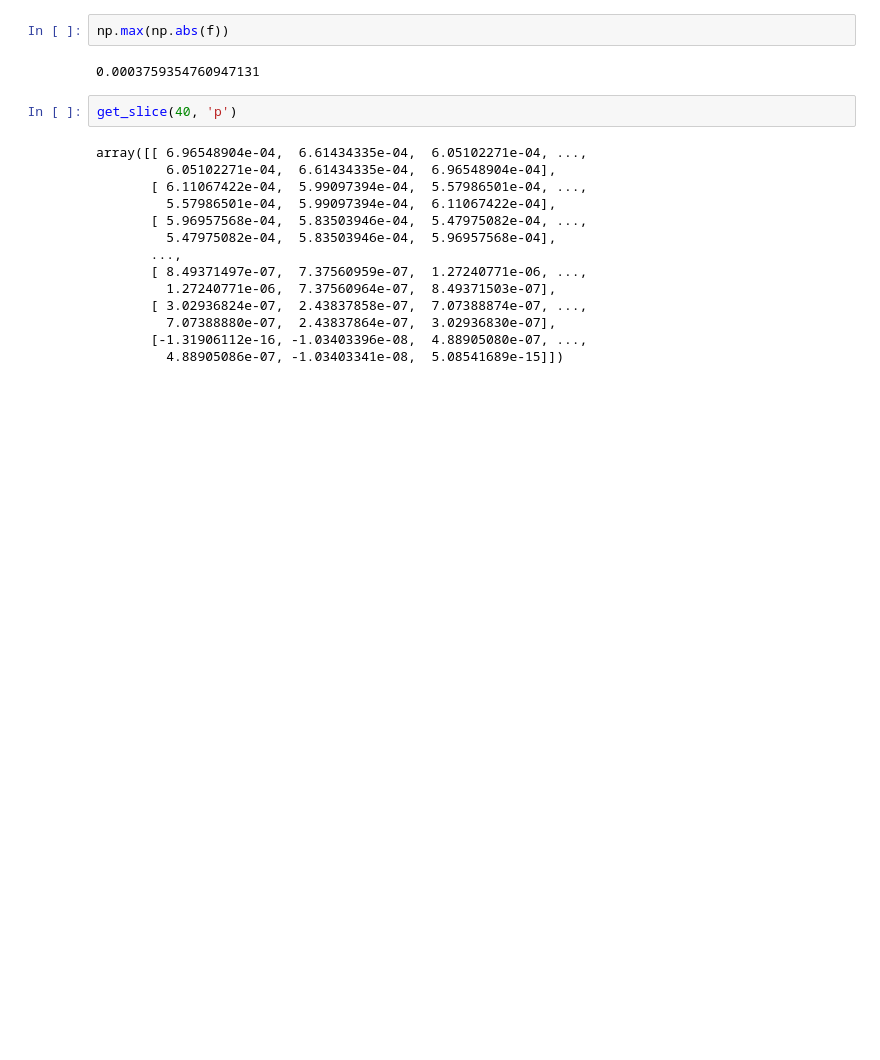
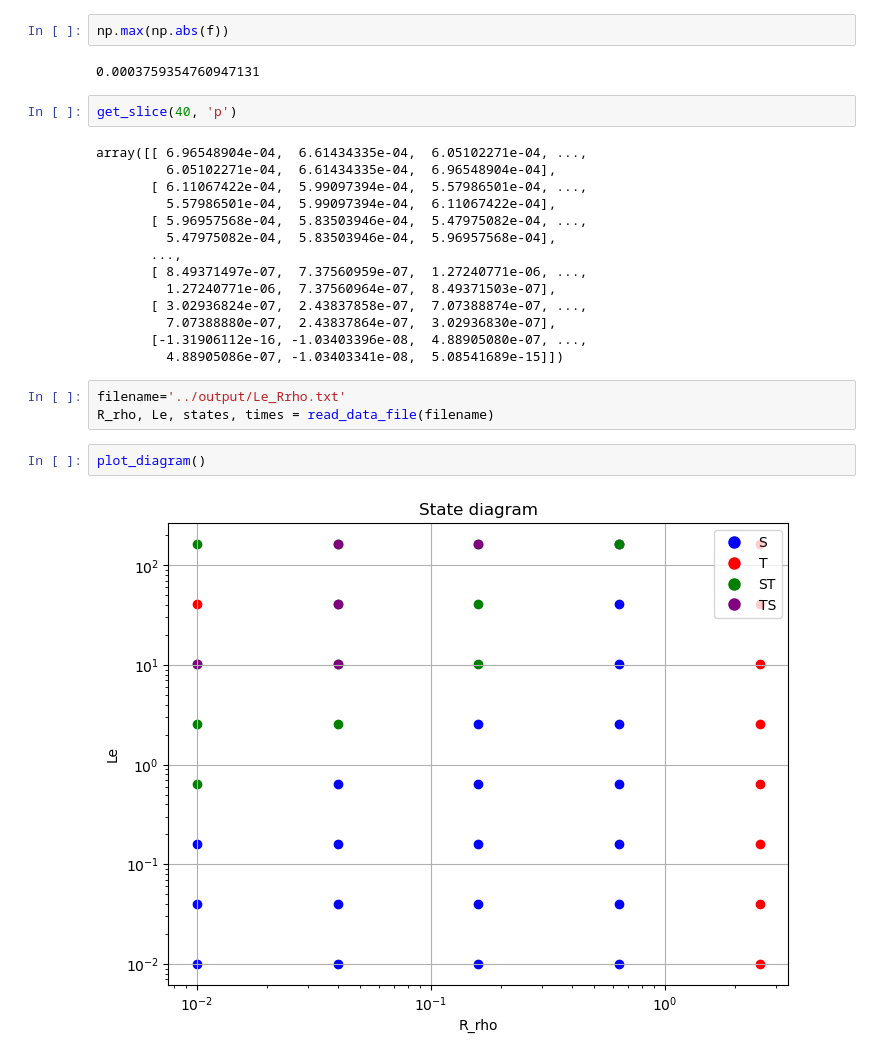
Before and after one commit to victorballester7/thermohaline-convection, a Jupyter notebook: src/plot.ipynb, the cells around one changed output. Saved outputs shown, nothing was run; the diff lists cells and outputs as text; blank space fills up the shorter version.

```diff
--- a/src/plot.ipynb
+++ b/src/plot.ipynb
@@ -185,3 +222,10 @@ array([[ 6.96548904e-04,  6.61434335e-04,  6.05102271e-04, ...,
          7.07388880e-07,  2.43837864e-07,  3.02936830e-07],
        [-1.31906112e-16, -1.03403396e-08,  4.88905080e-07, ...,
          4.88905086e-07, -1.03403341e-08,  5.08541689e-15]])
+# %%
+filename='../output/Le_Rrho.txt'
+R_rho, Le, states, times = read_data_file(filename)
+# %%
+plot_diagram()
+# %% [output]
+[figure, added]
```
Also changed, not shown: parts of 7 cells of this notebook, 17 other files.
